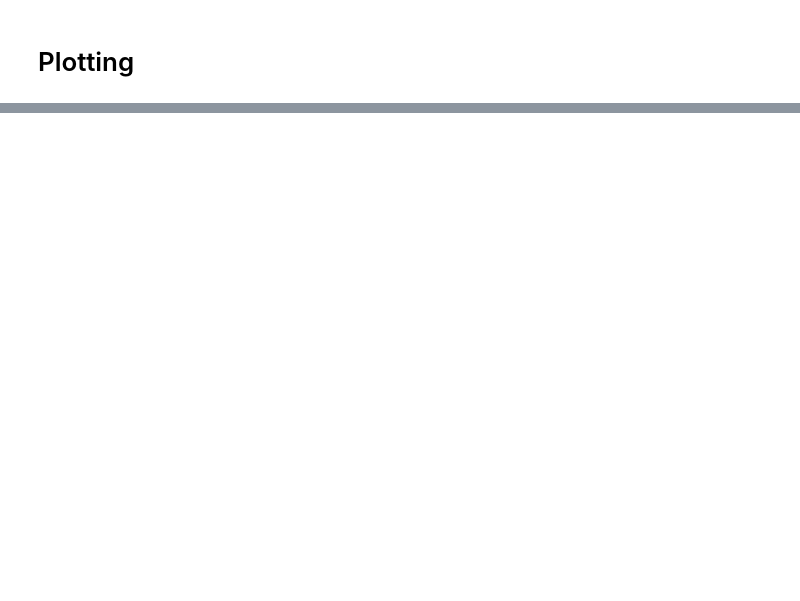
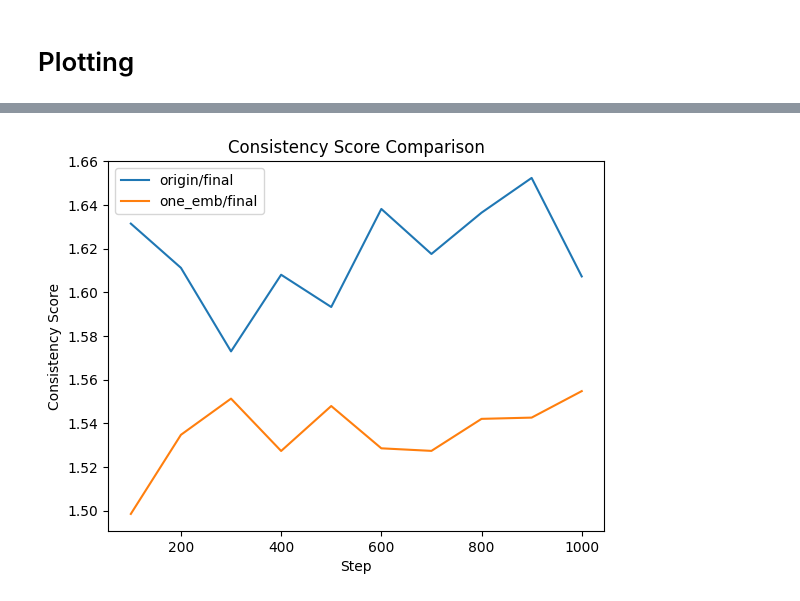
Before and after one commit to JackChen890311/inspiration_tree_analysis, a Jupyter notebook: plotting.ipynb, the cells around one changed output, grey strips where cells are left out. Saved outputs shown, nothing was run; the diff lists cells and outputs as text; code cells hidden in the pictures; blank space fills up the shorter version.

```diff
--- a/plotting.ipynb
+++ b/plotting.ipynb
@@ -75,0 +110,4 @@ plot_comparison([sk1, sk2])
+# %%
+plot_exp_comparison([exp_origin_sk_list, exp_one_emb_sk_list], ['origin', 'one_emb'], types=['final'])
+# %% [output]
+[figure, added]
```
Also changed, not shown: parts of 13 cells of this notebook, 17 other files.
